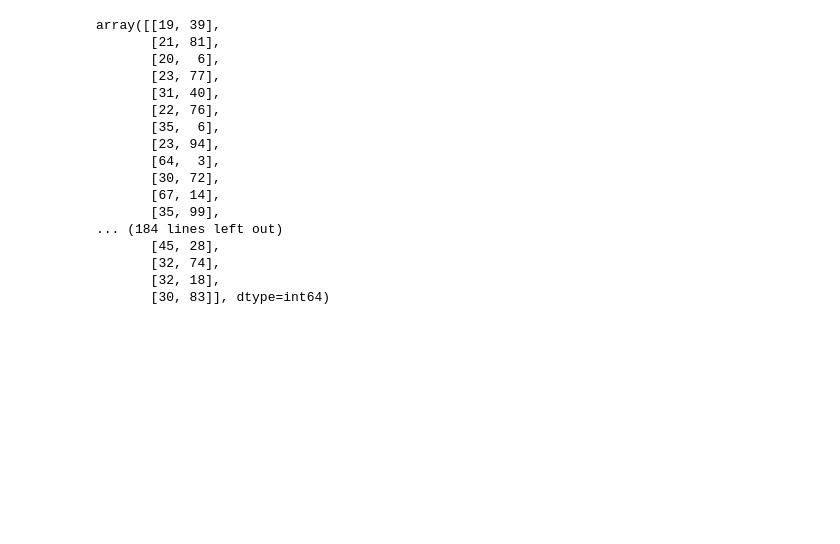
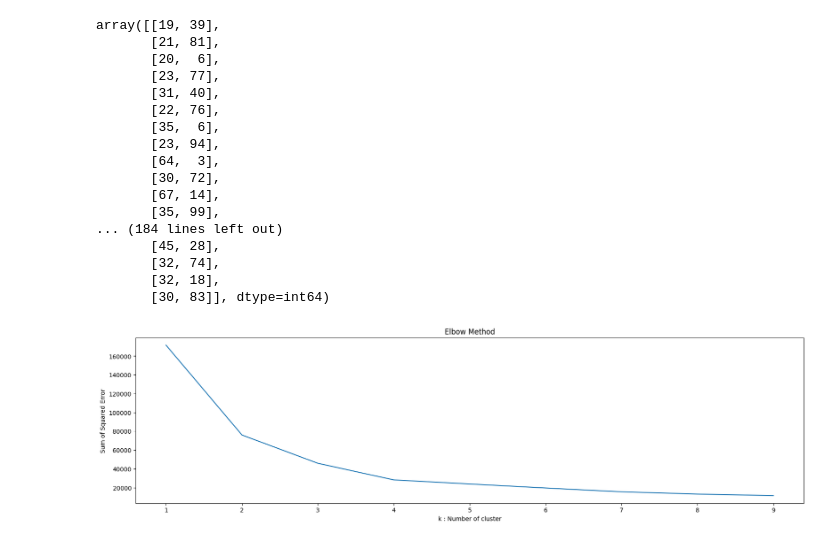
Before and after one commit to Gaires/Machine_Learning_Tehtava2, a Jupyter notebook: hannun_notebook.ipynb, the cells around one changed output. Saved outputs shown, nothing was run; the diff lists cells and outputs as text; code cells hidden in the pictures; blank space fills up the shorter version.

Commit message:
elbow method ja klustereiden maaran valinta.

```diff
--- a/hannun_notebook.ipynb
+++ b/hannun_notebook.ipynb
@@ -64,5 +65,23 @@ array([[19, 39],
        [32, 74],
        [32, 18],
        [30, 83]], dtype=int64)
+# %%
+sse = {}
+kmax = 10
+
+# Elbow Method :
+for k in range(1, 10):
+    kmeans = KMeans(n_clusters=k, max_iter=1000).fit(X)
+    sse[k] = kmeans.inertia_ # Inertia: Sum of distances of samples to their closest cluster center
+
+# Plotting
+plt.figure(figsize=(20,5))
+sns.lineplot(x=list(sse.keys()), y=list(sse.values()))
+plt.title('Elbow Method')
+plt.xlabel("k : Number of cluster")
+plt.ylabel("Sum of Squared Error")
+plt.show()
+# %% [output]
+[figure, added]
 # %%
 #init_centers = [[4.5, 4], [7.5, 4], [4.5, 2]]
```
Also changed, not shown: parts of 8 cells of this notebook.
